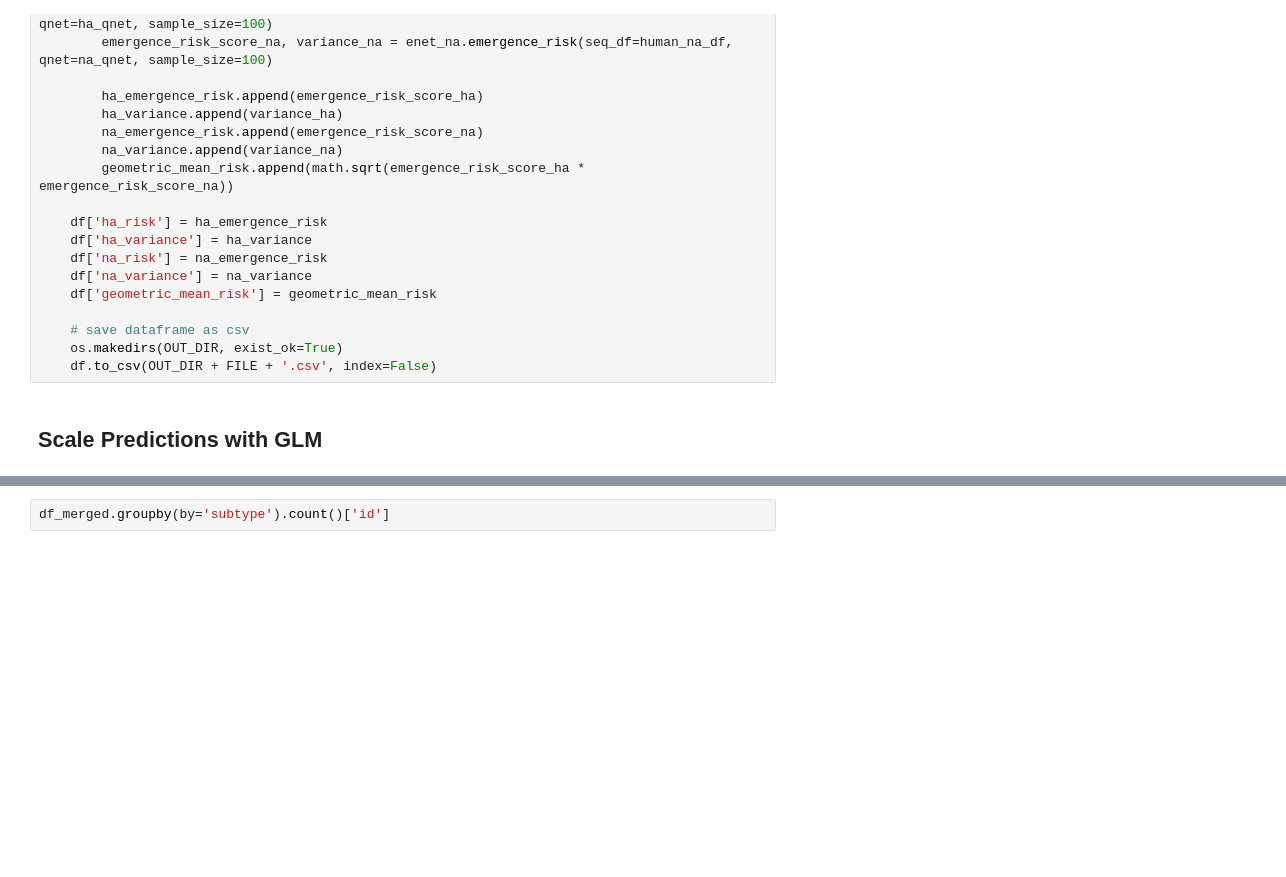
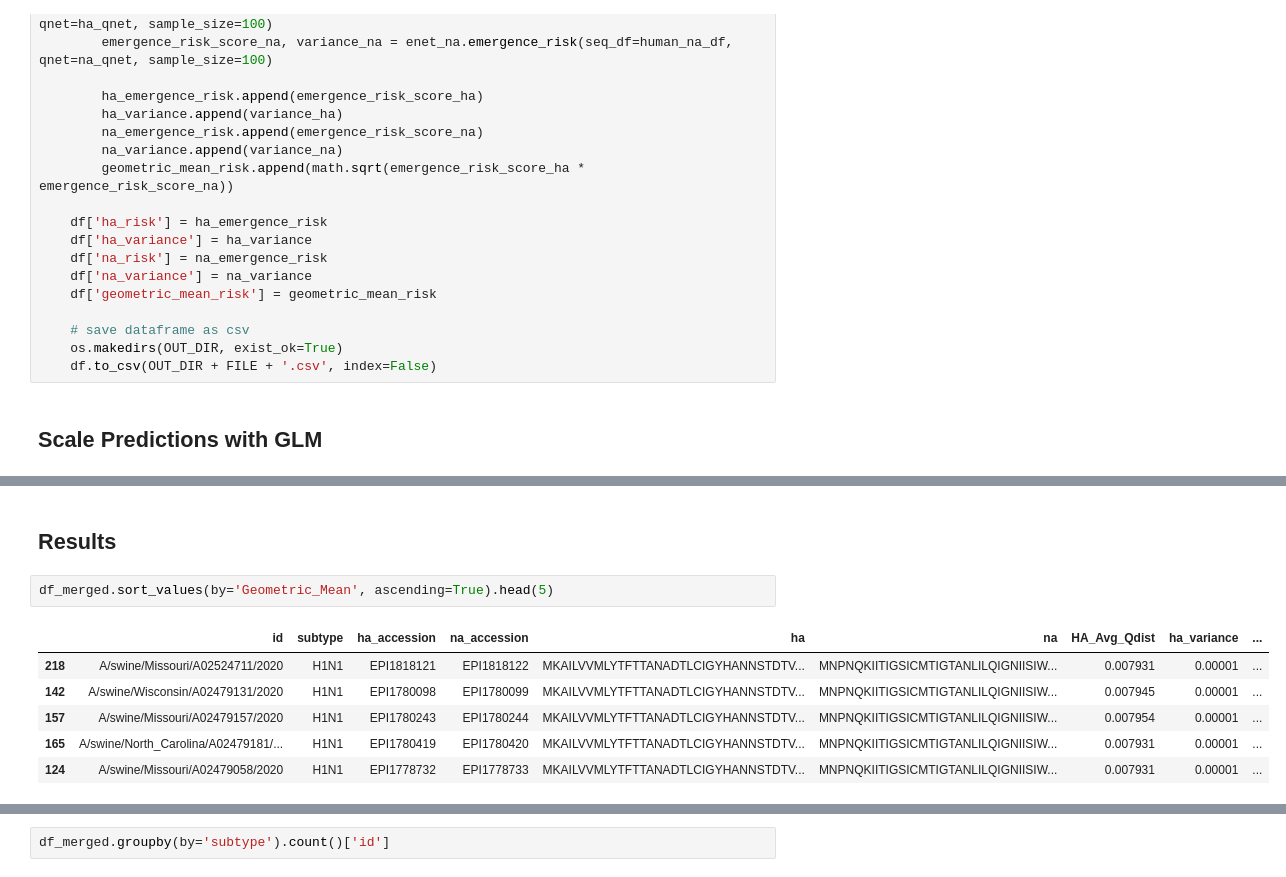
Before and after one commit to zeroknowledgediscovery/emergenet, a Jupyter notebook: irat_qnet/animal_predictions.ipynb, the cells around one changed output, grey strips where cells are left out. Saved outputs shown, nothing was run; the diff lists cells and outputs as text; blank space fills up the shorter version.

```diff
--- a/irat_qnet/animal_predictions.ipynb
+++ b/irat_qnet/animal_predictions.ipynb
@@ -236,0 +225,11 @@ df_merged
+# %% [markdown]
+## Results
+# %%
+df_merged.sort_values(by='Geometric_Mean', ascending=True).head(5)
+# %% [output]
+|  | id | subtype | ha_accession | na_accession | ha | na | HA_Avg_Qdist | ha_variance | ... |
+| 218 | A/swine/Missouri/A02524711/2020 | H1N1 | EPI1818121 | EPI1818122 | MKAILVVMLYTFTTANADTLCIGYHANNSTDTV... | MNPNQKIITIGSICMTIGTANLILQIGNIISIW... | 0.007931 | 0.00001 | ... |
+| 142 | A/swine/Wisconsin/A02479131/2020 | H1N1 | EPI1780098 | EPI1780099 | MKAILVVMLYTFTTANADTLCIGYHANNSTDTV... | MNPNQKIITIGSICMTIGTANLILQIGNIISIW... | 0.007945 | 0.00001 | ... |
+| 157 | A/swine/Missouri/A02479157/2020 | H1N1 | EPI1780243 | EPI1780244 | MKAILVVMLYTFTTANADTLCIGYHANNSTDTV... | MNPNQKIITIGSICMTIGTANLILQIGNIISIW... | 0.007954 | 0.00001 | ... |
+| 165 | A/swine/North_Carolina/A02479181/... | H1N1 | EPI1780419 | EPI1780420 | MKAILVVMLYTFTTANADTLCIGYHANNSTDTV... | MNPNQKIITIGSICMTIGTANLILQIGNIISIW... | 0.007931 | 0.00001 | ... |
+| 124 | A/swine/Missouri/A02479058/2020 | H1N1 | EPI1778732 | EPI1778733 | MKAILVVMLYTFTTANADTLCIGYHANNSTDTV... | MNPNQKIITIGSICMTIGTANLILQIGNIISIW... | 0.007931 | 0.00001 | ... |
```
Also changed, not shown: parts of 11 cells of this notebook, 2 other files.
